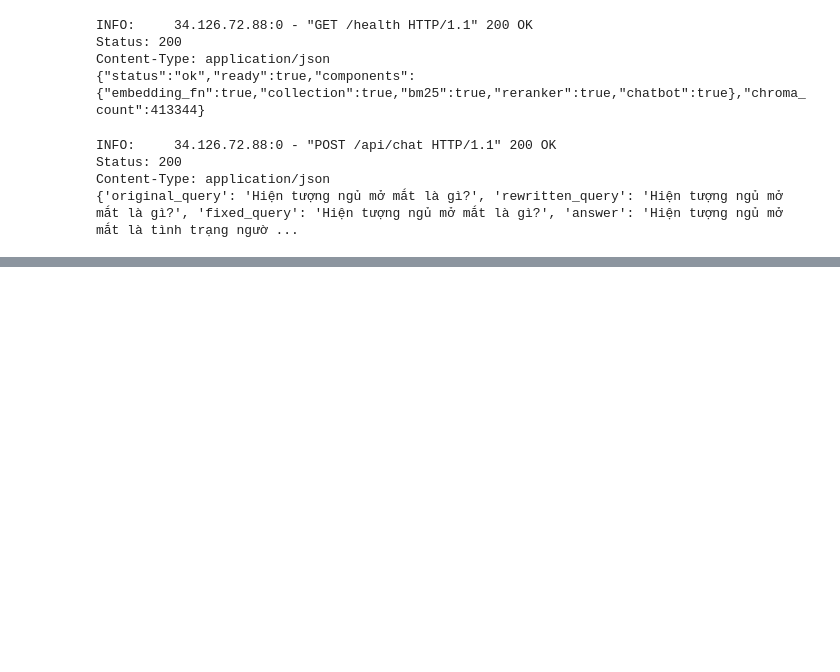
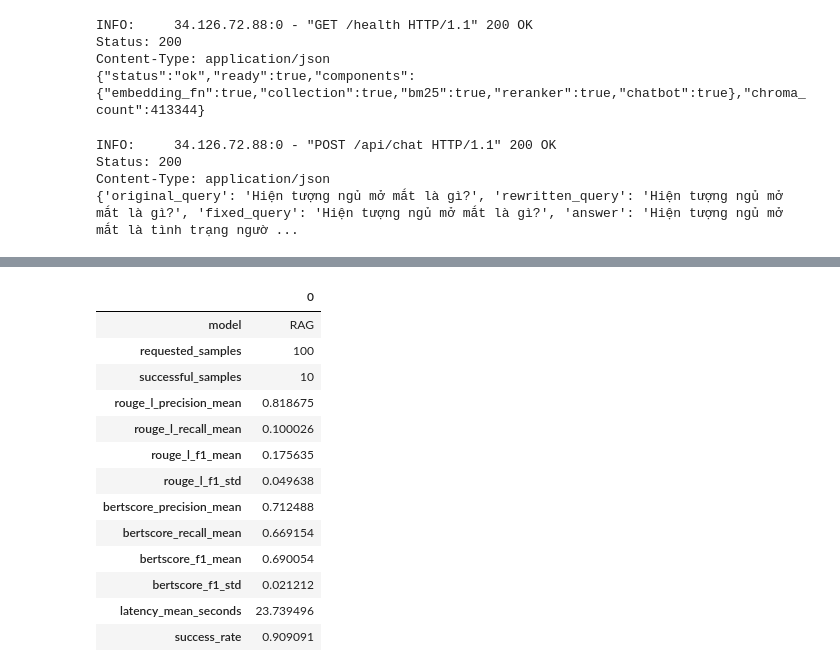
Before and after one commit to Nguyennnm/ML-CHATBOT_MEDICAL, a Jupyter notebook: Model/Rag/rag.ipynb, the cells around one changed output, grey strips where cells are left out. Drawn from its saved outputs; the diff is of its cells as text; code cells hidden in the pictures; blank space fills up the shorter version.

```diff
--- a/Model/Rag/rag.ipynb
+++ b/Model/Rag/rag.ipynb
@@ -3306,0 +3968,90 @@ Content-Type: application/json
+# %%
+import numpy as np
+import pandas as pd
+
+
+summary = {
+    "model": "RAG",
+    "requested_samples": 100,
+    "successful_samples": len(evaluation_df),
+
+    "rouge_l_precision_mean": float(
+        evaluation_df[
+            "rouge_l_precision"
+        ].mean()
+    ),
+
+    "rouge_l_recall_mean": float(
+        evaluation_df[
+            "rouge_l_recall"
+        ].mean()
+    ),
+
+    "rouge_l_f1_mean": float(
+        evaluation_df[
+            "rouge_l_f1"
+        ].mean()
+    ),
+
+    "rouge_l_f1_std": float(
+        evaluation_df[
+            "rouge_l_f1"
+        ].std(ddof=1)
+    ),
+
+    "bertscore_precision_mean": float(
+        evaluation_df[
+            "bertscore_precision"
+        ].mean()
+    ),
+
+    "bertscore_recall_mean": float(
+        evaluation_df[
+            "bertscore_recall"
+        ].mean()
+    ),
+
+    "bertscore_f1_mean": float(
+        evaluation_df[
+            "bertscore_f1"
+        ].mean()
+    ),
+
+    "bertscore_f1_std": float(
+        evaluation_df[
+            "bertscore_f1"
+        ].std(ddof=1)
+    ),
+
+    "latency_mean_seconds": float(
+        evaluation_df[
+            "latency_seconds"
+        ].mean()
+    ),
+
+    "success_rate": float(
+        rag_predictions_df[
+            "success"
+        ].mean()
+    ),
+}
+
+
+summary_df = pd.DataFrame([summary])
+
+display(summary_df.T)
+# %% [output]
+|  | 0 |
+| model | RAG |
+| requested_samples | 100 |
+| successful_samples | 10 |
+| rouge_l_precision_mean | 0.818675 |
+| rouge_l_recall_mean | 0.100026 |
+| rouge_l_f1_mean | 0.175635 |
+| rouge_l_f1_std | 0.049638 |
+| bertscore_precision_mean | 0.712488 |
+| bertscore_recall_mean | 0.669154 |
+| bertscore_f1_mean | 0.690054 |
+| bertscore_f1_std | 0.021212 |
+| latency_mean_seconds | 23.739496 |
+| success_rate | 0.909091 |
```
Also changed, not shown: parts of 20 cells of this notebook.
